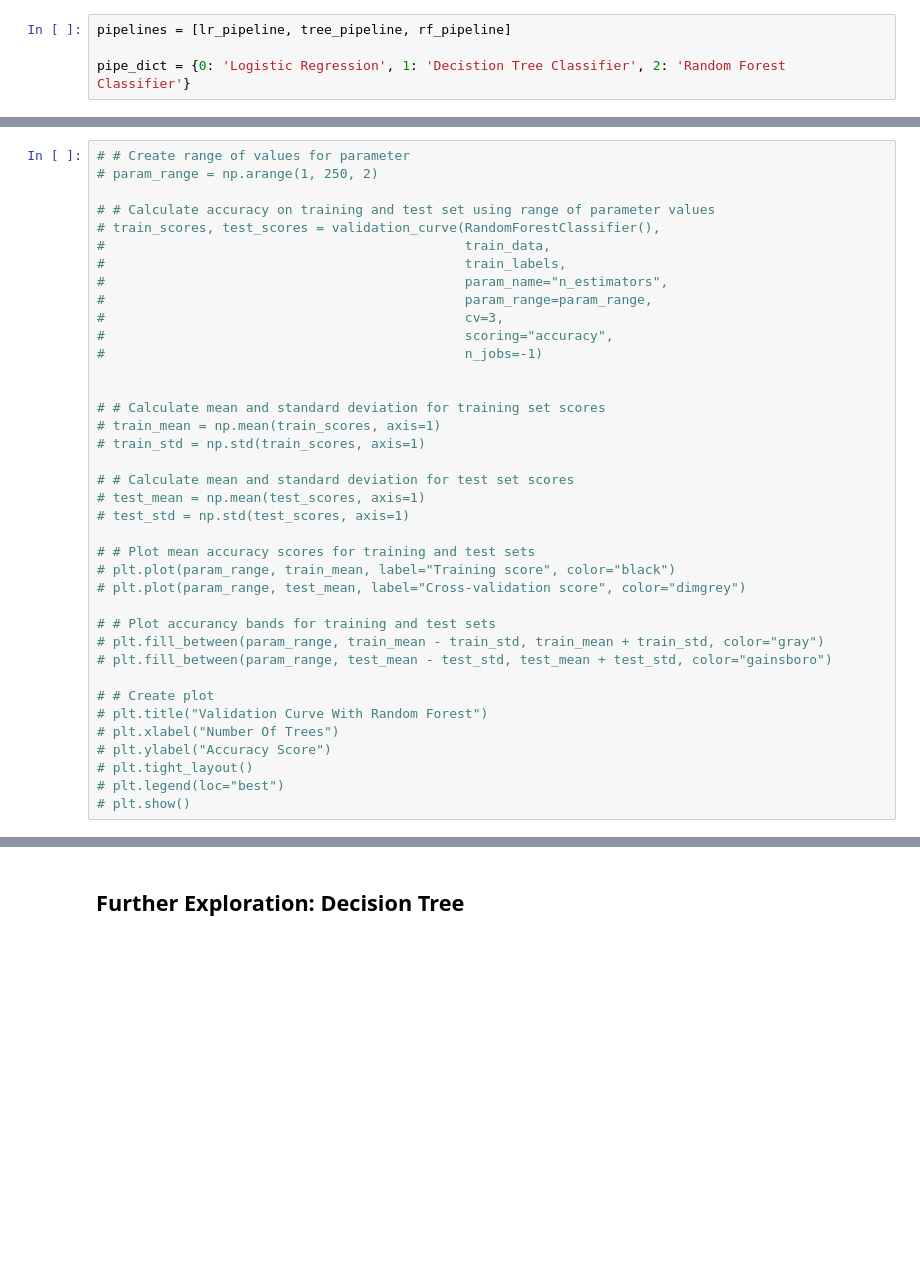
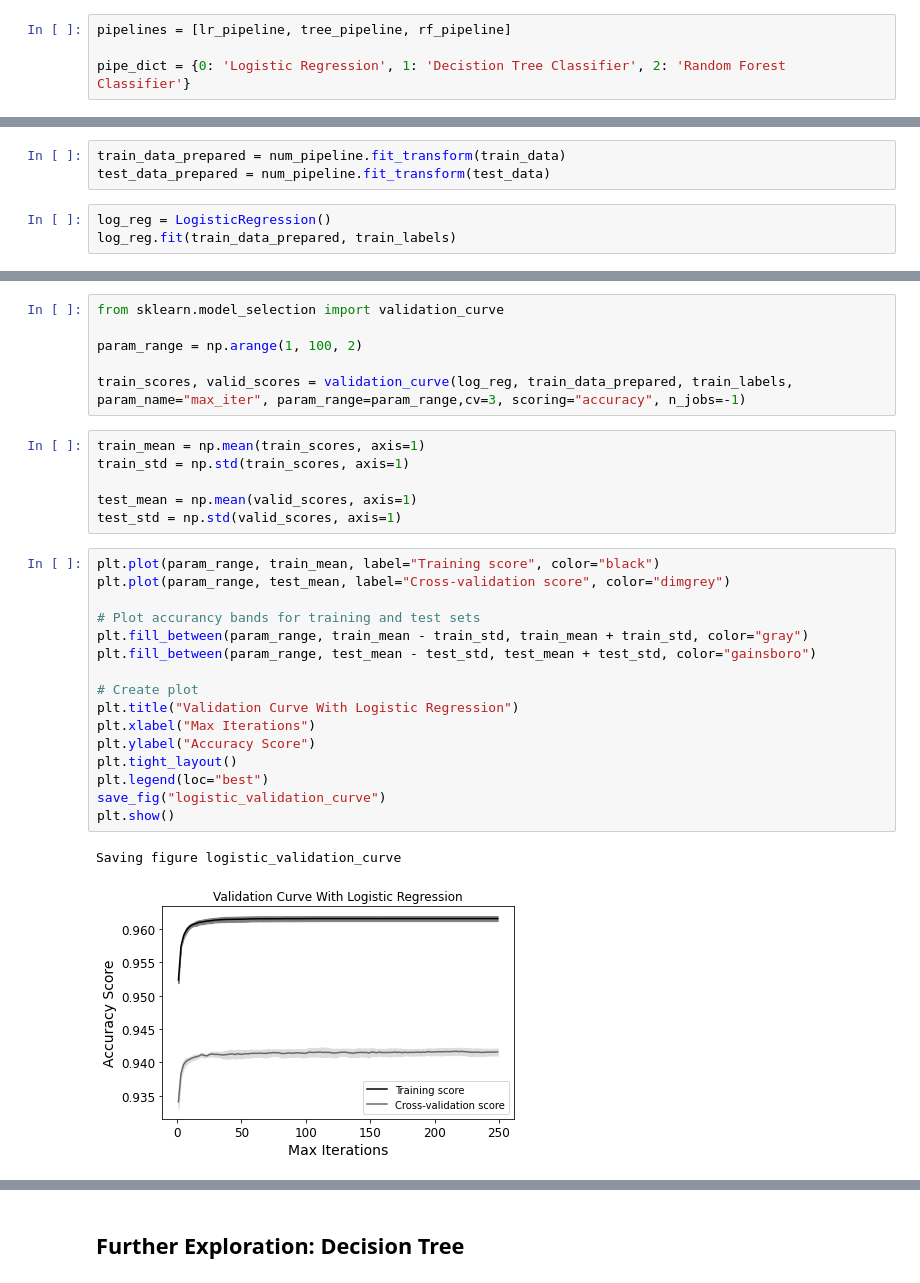
Before and after one commit to MelissaMullenUNH/Melissa-COMP740, a Jupyter notebook: project/project.ipynb, the cells around one changed output, grey strips where cells are left out. Cells and saved outputs as stored; diff of their text form; blank space fills up the shorter version.

Commit message:
finished plotting

```diff
--- a/project/project.ipynb
+++ b/project/project.ipynb
@@ -302,0 +288,6 @@ It looks like the Random Forest Classifier performs better than the Decision Tre
+# %%
+train_data_prepared = num_pipeline.fit_transform(train_data)
+test_data_prepared = num_pipeline.fit_transform(test_data)
+# %%
+log_reg = LogisticRegression()
+log_reg.fit(train_data_prepared, train_labels)
@@ -303,38 +308,31 @@ It looks like the Random Forest Classifier performs better than the Decision Tre
+# %%
+from sklearn.model_selection import validation_curve
+
+param_range = np.arange(1, 100, 2)
+
+train_scores, valid_scores = validation_curve(log_reg, train_data_prepared, train_labels, param_name="max_iter", param_range=param_range,cv=3, scoring="accuracy", n_jobs=-1)
+# %%
+train_mean = np.mean(train_scores, axis=1)
+train_std = np.std(train_scores, axis=1)
+
+test_mean = np.mean(valid_scores, axis=1)
+test_std = np.std(valid_scores, axis=1)
 # %%
-# # Create range of values for parameter
-# param_range = np.arange(1, 250, 2)
+plt.plot(param_range, train_mean, label="Training score", color="black")
+plt.plot(param_range, test_mean, label="Cross-validation score", color="dimgrey")
 
-# # Calculate accuracy on training and test set using range of parameter values
-# train_scores, test_scores = validation_curve(RandomForestClassifier(),
-#                                              train_data,
-#                                              train_labels,
-#                                              param_name="n_estimators",
-#                                              param_range=param_range,
-#                                              cv=3,
-#                                              scoring="accuracy",
-#                                              n_jobs=-1)
+# Plot accurancy bands for training and test sets
+plt.fill_between(param_range, train_mean - train_std, train_mean + train_std, color="gray")
+plt.fill_between(param_range, test_mean - test_std, test_mean + test_std, color="gainsboro")
 
-
-# # Calculate mean and standard deviation for training set scores
-# train_mean = np.mean(train_scores, axis=1)
-# train_std = np.std(train_scores, axis=1)
-
-# # Calculate mean and standard deviation for test set scores
-# test_mean = np.mean(test_scores, axis=1)
-# test_std = np.std(test_scores, axis=1)
-
-# # Plot mean accuracy scores for training and test sets
-# plt.plot(param_range, train_mean, label="Training score", color="black")
-# plt.plot(param_range, test_mean, label="Cross-validation score", color="dimgrey")
-
-# # Plot accurancy bands for training and test sets
-# plt.fill_between(param_range, train_mean - train_std, train_mean + train_std, color="gray")
-# plt.fill_between(param_range, test_mean - test_std, test_mean + test_std, color="gainsboro")
-
-# # Create plot
-# plt.title("Validation Curve With Random Forest")
-# plt.xlabel("Number Of Trees")
-# plt.ylabel("Accuracy Score")
-# plt.tight_layout()
-# plt.legend(loc="best")
-# plt.show()
+# Create plot
+plt.title("Validation Curve With Logistic Regression")
+plt.xlabel("Max Iterations")
+plt.ylabel("Accuracy Score")
+plt.tight_layout()
+plt.legend(loc="best")
+save_fig("logistic_validation_curve")
+plt.show()
+# %% [output]
+Saving figure logistic_validation_curve
+[figure, added]
```
Also changed, not shown: parts of 52 cells of this notebook, 3 other files.
